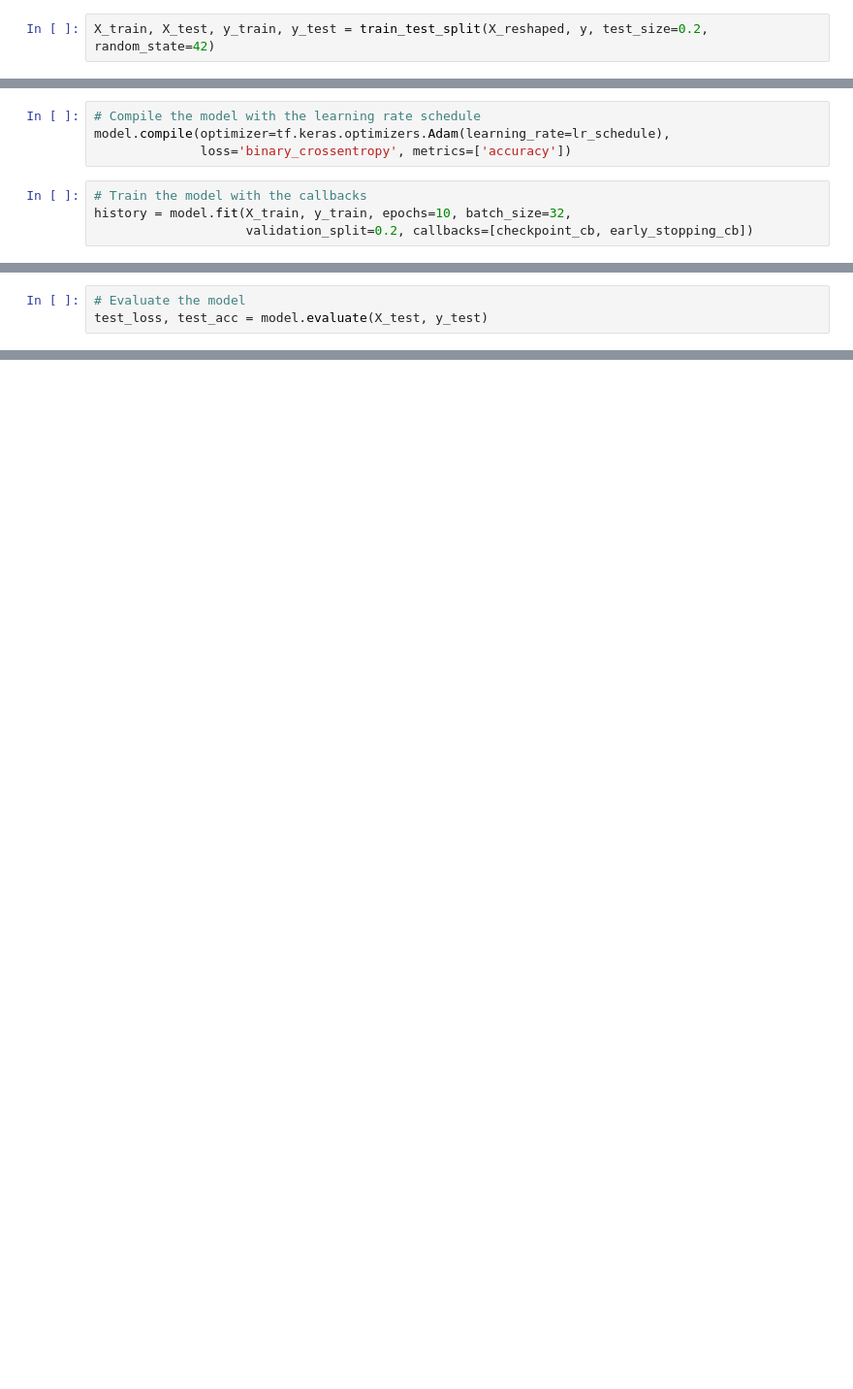
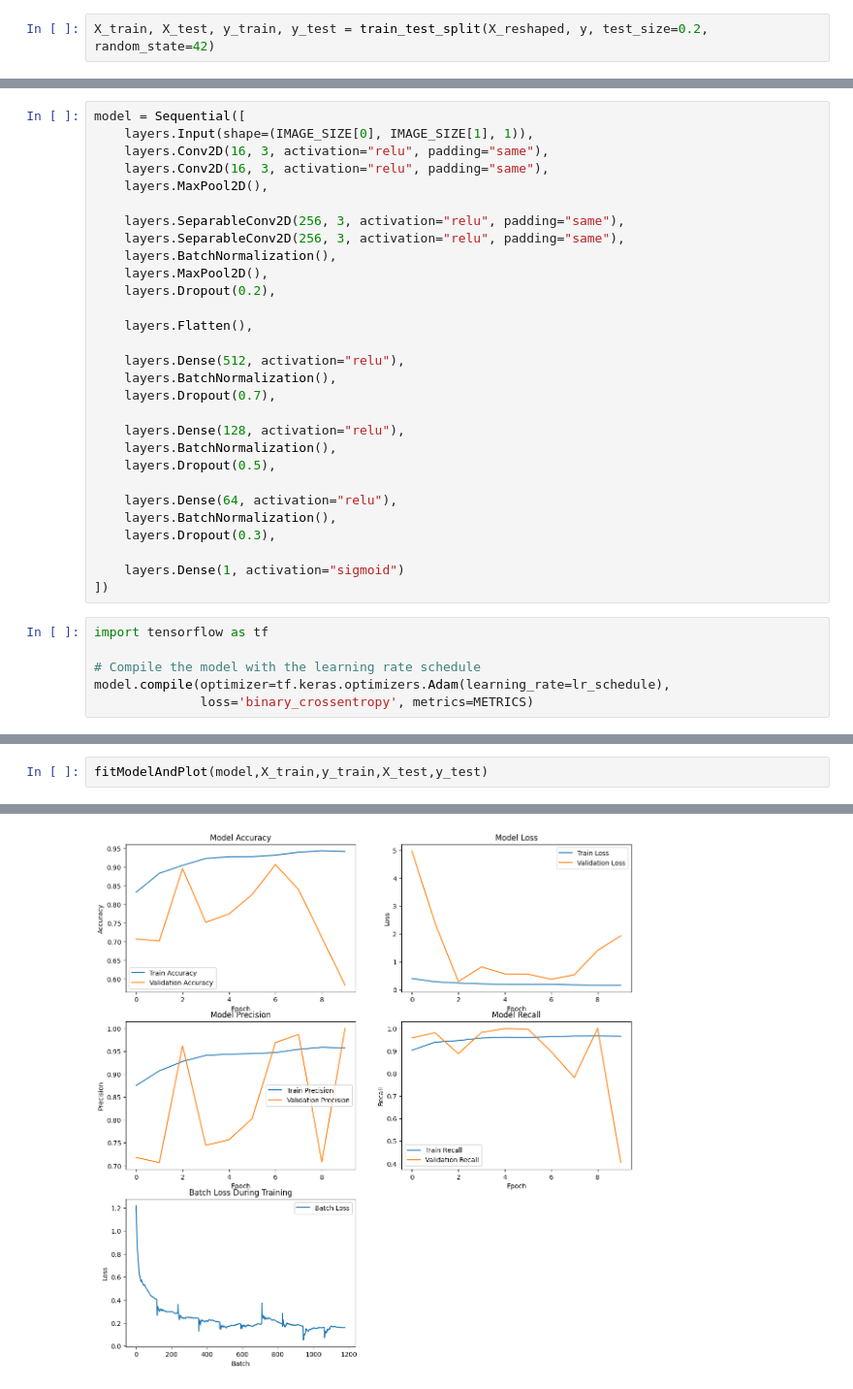
Before and after one commit to lucas066001/IllnessRecognition, a Jupyter notebook: app/dl/tensorflowNetworkFinding.ipynb, the cells around one changed output, grey strips where cells are left out. Shown at 97% size. Cells and saved outputs as stored; diff of their text form; blank space fills up the shorter version.

```diff
--- a/app/dl/tensorflowNetworkFinding.ipynb
+++ b/app/dl/tensorflowNetworkFinding.ipynb
@@ -135,11 +131,38 @@ model = Sequential([
 
     layers.Dense(1, activation="sigmoid")
 ])
+# %%
+model = Sequential([
+    layers.Input(shape=(IMAGE_SIZE[0], IMAGE_SIZE[1], 1)),
+    layers.Conv2D(16, 3, activation="relu", padding="same"),
+    layers.Conv2D(16, 3, activation="relu", padding="same"),
+    layers.MaxPool2D(),
+
+    layers.SeparableConv2D(256, 3, activation="relu", padding="same"),
+    layers.SeparableConv2D(256, 3, activation="relu", padding="same"),
+    layers.BatchNormalization(),
+    layers.MaxPool2D(),
+    layers.Dropout(0.2),
+
+    layers.Flatten(),
+
+    layers.Dense(512, activation="relu"),
+    layers.BatchNormalization(),
+    layers.Dropout(0.7),
+
+    layers.Dense(128, activation="relu"),
+    layers.BatchNormalization(),
+    layers.Dropout(0.5),
+
+    layers.Dense(64, activation="relu"),
+    layers.BatchNormalization(),
+    layers.Dropout(0.3),
+
+    layers.Dense(1, activation="sigmoid")
+])
 # %%
+import tensorflow as tf
+
 # Compile the model with the learning rate schedule
 model.compile(optimizer=tf.keras.optimizers.Adam(learning_rate=lr_schedule),
-              loss='binary_crossentropy', metrics=['accuracy'])
+              loss='binary_crossentropy', metrics=METRICS)
-# %%
-# Train the model with the callbacks
-history = model.fit(X_train, y_train, epochs=10, batch_size=32,
-                    validation_split=0.2, callbacks=[checkpoint_cb, early_stopping_cb])
@@ -167,3 +168,0 @@ Epoch 10/10
-# %%
-# Evaluate the model
-test_loss, test_acc = model.evaluate(X_test, y_test)
@@ -175,0 +250,3 @@ Test accuracy: 0.9453924894332886
+# %%
+fitModelAndPlot(model,X_train,y_train,X_test,y_test)
+# %% [output]
@@ -175,0 +270 @@ Test accuracy: 0.9453924894332886
+[figure, added]
```
Also changed, not shown: parts of 16 cells of this notebook, 3 other files.
